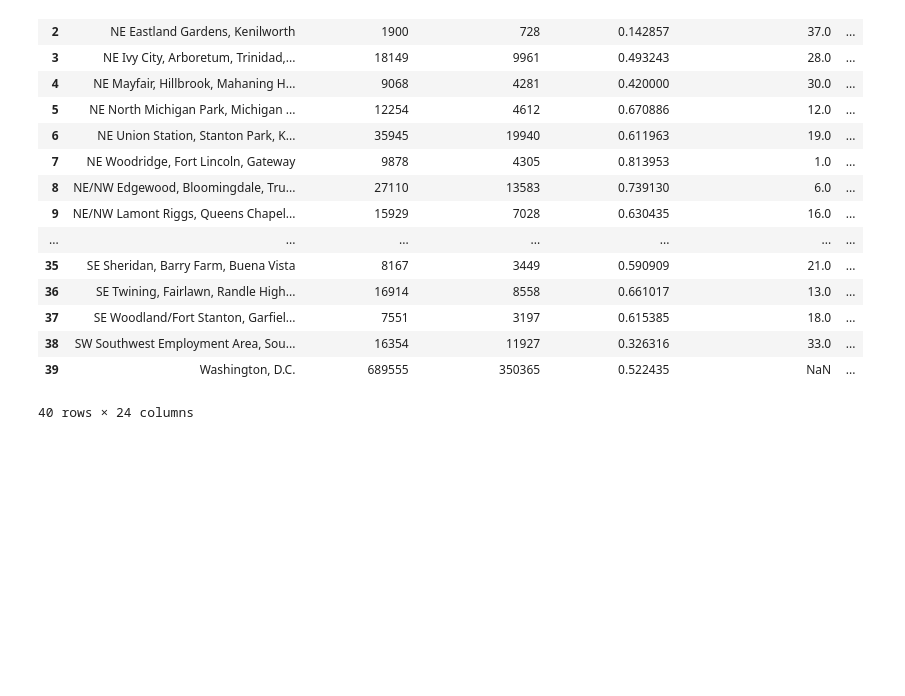
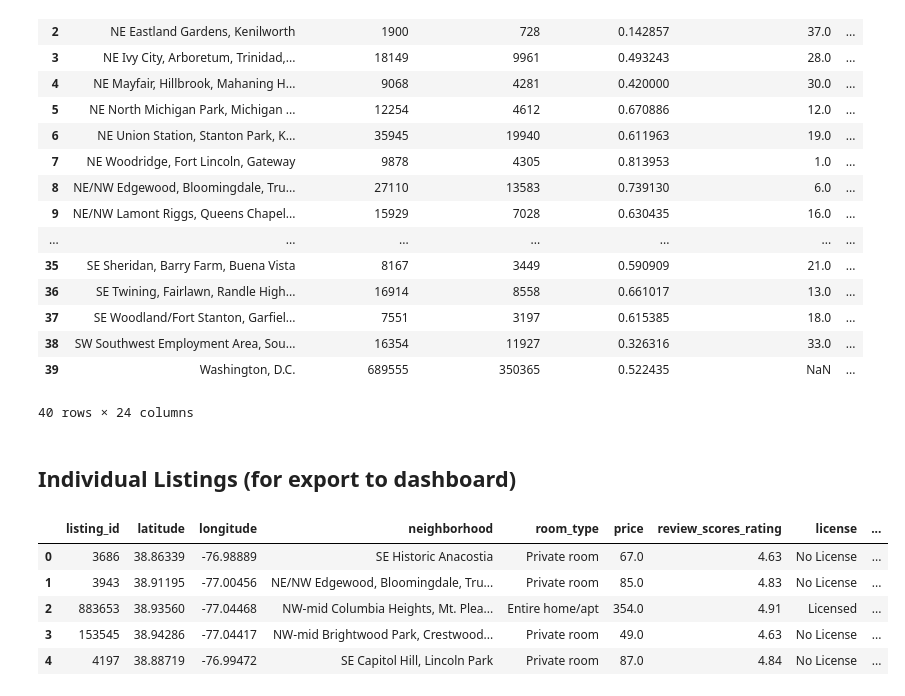
Before and after one commit to johbry17/Capital-Crashpad, a Jupyter notebook: notebooks/etl_2026.ipynb, the cells around one changed output. Saved outputs shown, nothing was run; the diff lists cells and outputs as text; code cells hidden in the pictures; blank space fills up the shorter version.

Commit message:
feat(etl): rework listings data export and integrate cleaned output with dashboard

```diff
--- a/notebooks/etl_2026.ipynb
+++ b/notebooks/etl_2026.ipynb
@@ -310,6 +310,12 @@ listings_raw["likely_commercial"] = (
     & listings_raw["is_multi_listing_host"]
 )
 
+# add aditional columns for dashboard map popups and plots
+listings_raw["host_name"] = listings_raw["host_name"].fillna("Unknown Host")
+listings_raw["is_verified_host"] = listings_raw["host_identity_verified"] == "True"
+listings_raw["is_high_concentration_host"] = listings_raw["calculated_host_listings_count"] > 5
+listings_raw["hover_description"] = listings_raw["name"].fillna("No description provided")
+
 # check output
 print(f"Price column dtype: {listings_raw.price.dtype}\n")
 print(f"Neighbourhoods: {listings_raw.neighbourhood_cleansed.unique()}\n")
@@ -753,3 +765,54 @@ neighborhood_stats_with_dc
 neighborhood_stats_with_dc.to_csv(
     "../docs/static/resources/neighborhood_map_stats.csv", index=False
 )
+# %% [markdown]
+## Individual Listings (for export to dashboard)
+# %%
+query = """
+SELECT
+    l.listing_id,
+    l.latitude,
+    l.longitude,
+    l.neighborhood,
+
+    l.room_type,
+    l.price,
+    l.review_scores_rating,
+
+    l.license,
+
+    l.minimum_nights,
+    l.availability_365,
+    -- Example: utilization as percent of days available
+    ROUND(100.0 * (365 - l.availability_365) / 365, 1) AS calendar_utilization,
+
+    r.reviews_per_month,
+
+    l.host_id,
+    l.host_name,
+    l.calculated_host_listings_count AS host_listings_count,
+    l.is_verified_host,
+    l.is_high_concentration_host,
+
+    l.listing_url,
+    l.hover_description
+
+FROM listings_long l
+LEFT JOIN reviews_summary r
+    ON l.listing_id = r.listing_id AND l.quarter = r.quarter
+-- Optionally filter for most recent quarter, e.g.:
+-- WHERE l.quarter = '2024_q2'
+"""
+
+df = pd.read_sql(query, engine)
+conn.close()
+
+# Check the DataFrame
+df.head()
+# %% [output]
+|  | listing_id | latitude | longitude | neighborhood | room_type | price | review_scores_rating | license | ... |
+| 0 | 3686 | 38.86339 | -76.98889 | SE Historic Anacostia | Private room | 67.0 | 4.63 | No License | ... |
+| 1 | 3943 | 38.91195 | -77.00456 | NE/NW Edgewood, Bloomingdale, Tru... | Private room | 85.0 | 4.83 | No License | ... |
+| 2 | 883653 | 38.93560 | -77.04468 | NW-mid Columbia Heights, Mt. Plea... | Entire home/apt | 354.0 | 4.91 | Licensed | ... |
+| 3 | 153545 | 38.94286 | -77.04417 | NW-mid Brightwood Park, Crestwood... | Private room | 49.0 | 4.63 | No License | ... |
+| 4 | 4197 | 38.88719 | -76.99472 | SE Capitol Hill, Lincoln Park | Private room | 87.0 | 4.84 | No License | ... |
```
Also changed, not shown: parts of 6 cells of this notebook, 5 other files.
